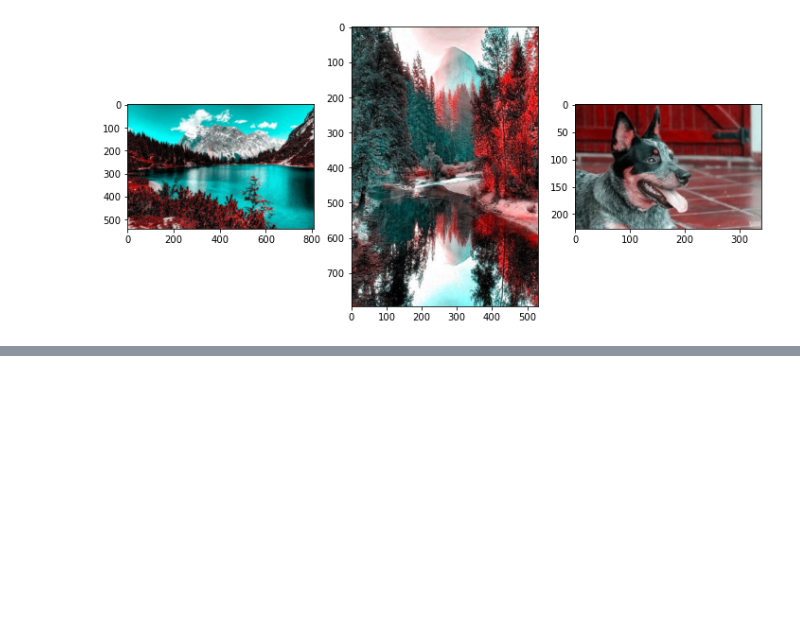
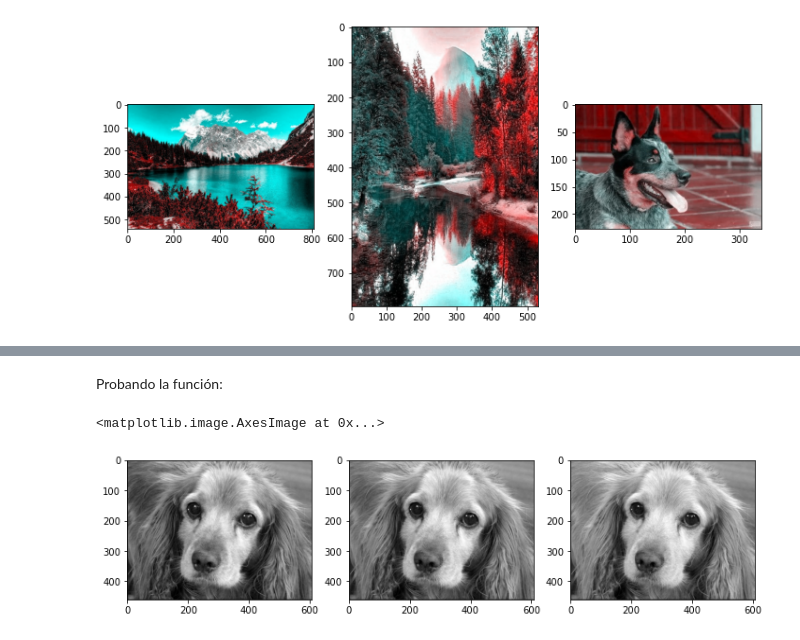
Before and after one commit to josedalvik/datascience_textmining_imagerecognition_hojatrabajo1, a Jupyter notebook: HojaTrabajo1.ipynb, the cells around one changed output, grey strips where cells are left out. Cells and saved outputs as stored; diff of their text form; code cells hidden in the pictures; blank space fills up the shorter version.

```diff
--- a/HojaTrabajo1.ipynb
+++ b/HojaTrabajo1.ipynb
@@ -159,0 +204,14 @@ axarr[2].imshow(imagen_unida3)
+# %% [markdown]
+Probando la función:
+# %%
+(imagen_blue, imagen_green, imagen_red) = imagen_a_3d_gris("bruno.jpg")
+
+#Graficando imagen en 3d
+
+f, axarr = plt.subplots(1,3)
+axarr[0].imshow(imagen_blue)
+axarr[1].imshow(imagen_green)
+axarr[2].imshow(imagen_red)
+# %% [output]
+<matplotlib.image.AxesImage at 0x...>
+[figure, added]
```
Also changed, not shown: parts of 2 cells of this notebook, 2 other files.
